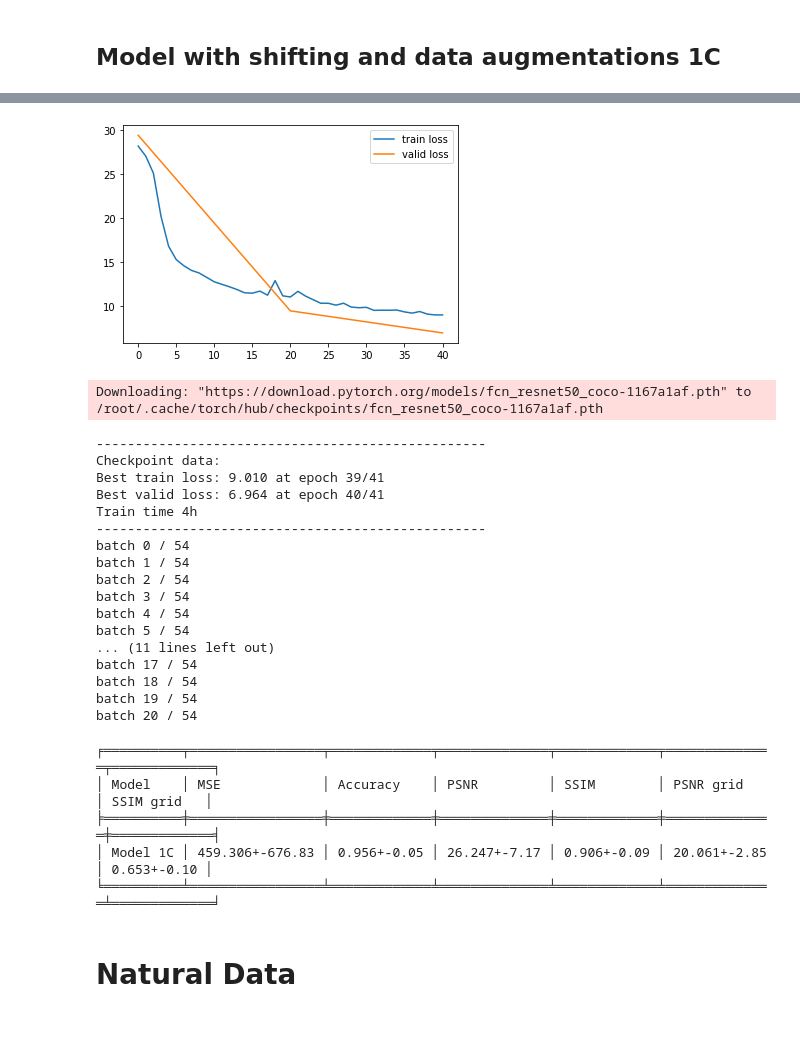
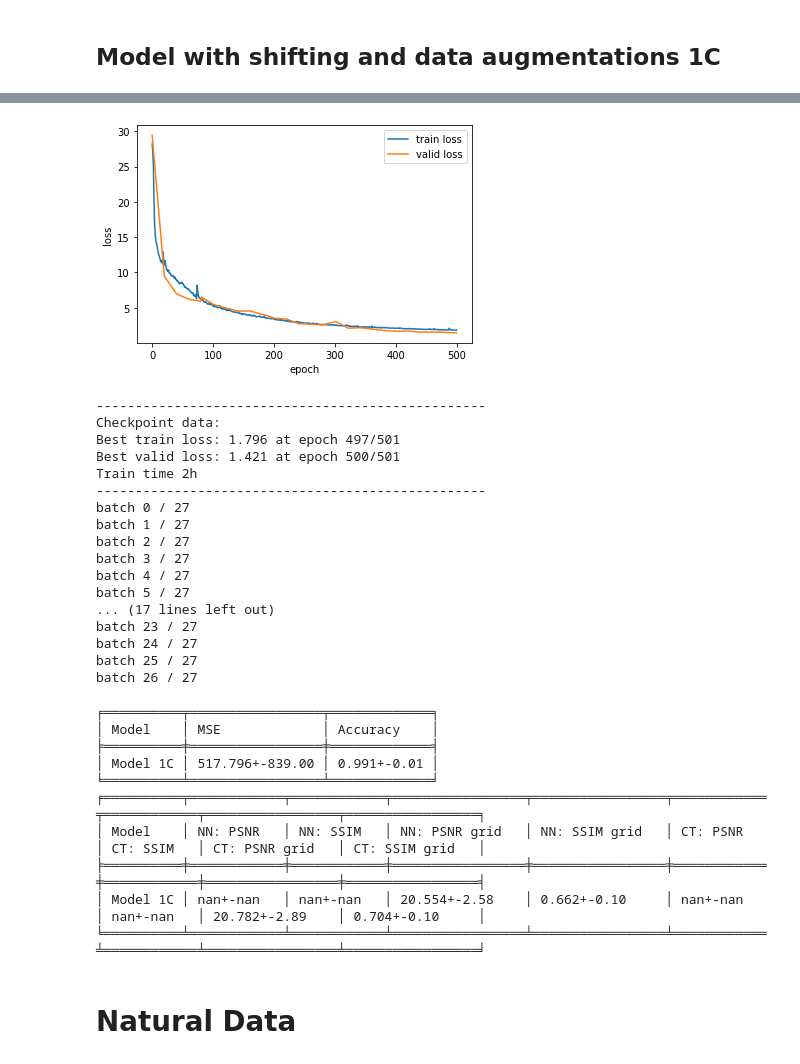
Before and after one commit to tranlg99/L4_project, a Jupyter notebook: src/colab_notebooks/evaluation.ipynb, the cells around one changed output, grey strips where cells are left out. Cells and saved outputs as stored; diff of their text form; code cells hidden in the pictures; blank space fills up the shorter version.

Commit message:
evaluation of model 1C

```diff
--- a/src/colab_notebooks/evaluation.ipynb
+++ b/src/colab_notebooks/evaluation.ipynb
@@ -558,9 +543,9 @@ print(tabulate(results_r, headers='firstrow', tablefmt='fancy_grid'))
 ## Model with shifting and data augmentations 1C
 # %%
 # load model and evaluate
-_, _, t_history, v_history = load_checkpoint("augmented_checkpoint_2023-03-20_2158.pth")
+_, _, t_history, v_history = load_checkpoint("augmented_checkpoint_2023-03-23_1505.pth")
 plot_learning_curve(t_history, v_history)
-m3_mse, m3_acc, m3_psnr, m3_ssim, m3_psnr_grid, m3_ssim_grid = run_evaluation(test_dataloader, checkpoint_file="augmented_checkpoint_2023-03-20_2158.pth")
+m3_mse, m3_acc, m3_psnr, m3_ssim, m3_psnr_grid, m3_ssim_grid, m3_psnr_ct, m3_ssim_ct, m3_psnr_grid_ct, m3_ssim_grid_ct = run_evaluation(test_dataloader, checkpoint_file="augmented_checkpoint_2023-03-23_1505.pth")
 # %% [output]
 --------------------------------------------------
 Checkpoint data:
@@ -570,41 +555,54 @@ Train time 4h
 --------------------------------------------------
-[figure, old version]
+[figure, new version]
-Downloading: "https://download.pytorch.org/models/fcn_resnet50_coco-1167a1af.pth" to /root/.cache/torch/hub/checkpoints/fcn_resnet50_coco-1167a1af.pth
+--------------------------------------------------
+Checkpoint data:
+Best train loss: 1.796 at epoch 497/501
+Best valid loss: 1.421 at epoch 500/501
+Train time 2h
+--------------------------------------------------
+batch 0 / 27
+batch 1 / 27
+batch 2 / 27
+batch 3 / 27
+batch 4 / 27
+batch 5 / 27
+... (17 lines left out)
+batch 23 / 27
+batch 24 / 27
+batch 25 / 27
+batch 26 / 27
---------------------------------------------------
-Checkpoint data:
-Best train loss: 9.010 at epoch 39/41
-Best valid loss: 6.964 at epoch 40/41
-Train time 4h
---------------------------------------------------
-batch 0 / 54
-batch 1 / 54
-batch 2 / 54
-batch 3 / 54
-batch 4 / 54
-batch 5 / 54
-... (11 lines left out)
-batch 17 / 54
-batch 18 / 54
-batch 19 / 54
-batch 20 / 54
 # %%
 from tabulate import tabulate
 results = [["Model", "MSE", "Accuracy","PSNR", "SSIM","PSNR grid", "SSIM grid"],
            ["Model 1C",
             "{:.3f}+-{:.2f}".format(m3_mse[0], m3_mse[1]),
-            "{:.3f}+-{:.2f}".format(m3_acc[0], m3_acc[1]),
+            "{:.3f}+-{:.2f}".format(m3_acc[0], m3_acc[1])]]
+
+results_r = [["Model", "NN: PSNR", "NN: SSIM","NN: PSNR grid", "NN: SSIM grid", "CT: PSNR", "CT: SSIM","CT: PSNR grid", "CT: SSIM grid"],
+           ["Model 1C",
             "{:.3f}+-{:.2f}".format(m3_psnr[0], m3_psnr[1]),
             "{:.3f}+-{:.2f}".format(m3_ssim[0], m3_ssim[1]),
             "{:.3f}+-{:.2f}".format(m3_psnr_grid[0], m3_psnr_grid[1]),
-            "{:.3f}+-{:.2f}".format(m3_ssim_grid[0], m3_ssim_grid[1])]]
+            "{:.3f}+-{:.2f}".format(m3_ssim_grid[0], m3_ssim_grid[1]),
+            "{:.3f}+-{:.2f}".format(m3_psnr_ct[0], m3_psnr_ct[1]),
+            "{:.3f}+-{:.2f}".format(m3_ssim_ct[0], m3_ssim_ct[1]),
+            "{:.3f}+-{:.2f}".format(m3_psnr_grid_ct[0], m3_psnr_grid_ct[1]),
+            "{:.3f}+-{:.2f}".format(m3_ssim_grid_ct[0], m3_ssim_grid_ct[1])]
+            ]
 
 print(tabulate(results, headers='firstrow', tablefmt='fancy_grid'))
+print(tabulate(results_r, headers='firstrow', tablefmt='fancy_grid'))
 # %% [output]
-╒══════════╤═════════════════╤═════════════╤══════════════╤═════════════╤══════════════╤═════════════╕
-│ Model    │ MSE             │ Accuracy    │ PSNR         │ SSIM        │ PSNR grid    │ SSIM grid   │
-╞══════════╪═════════════════╪═════════════╪══════════════╪═════════════╪══════════════╪═════════════╡
-│ Model 1C │ 459.306+-676.83 │ 0.956+-0.05 │ 26.247+-7.17 │ 0.906+-0.09 │ 20.061+-2.85 │ 0.653+-0.10 │
-╘══════════╧═════════════════╧═════════════╧══════════════╧═════════════╧══════════════╧═════════════╛
+╒══════════╤═════════════════╤═════════════╕
+│ Model    │ MSE             │ Accuracy    │
+╞══════════╪═════════════════╪═════════════╡
+│ Model 1C │ 517.796+-839.00 │ 0.991+-0.01 │
+╘══════════╧═════════════════╧═════════════╛
+╒══════════╤════════════╤════════════╤═════════════════╤═════════════════╤════════════╤════════════╤═════════════════╤═════════════════╕
+│ Model    │ NN: PSNR   │ NN: SSIM   │ NN: PSNR grid   │ NN: SSIM grid   │ CT: PSNR   │ CT: SSIM   │ CT: PSNR grid   │ CT: SSIM grid   │
+╞══════════╪════════════╪════════════╪═════════════════╪═════════════════╪════════════╪════════════╪═════════════════╪═════════════════╡
+│ Model 1C │ nan+-nan   │ nan+-nan   │ 20.554+-2.58    │ 0.662+-0.10     │ nan+-nan   │ nan+-nan   │ 20.782+-2.89    │ 0.704+-0.10     │
+╘══════════╧════════════╧════════════╧═════════════════╧═════════════════╧════════════╧════════════╧═════════════════╧═════════════════╛
 # %% [markdown]
 # Natural Data
 # %%
```
Also changed, not shown: parts of 11 cells of this notebook.
